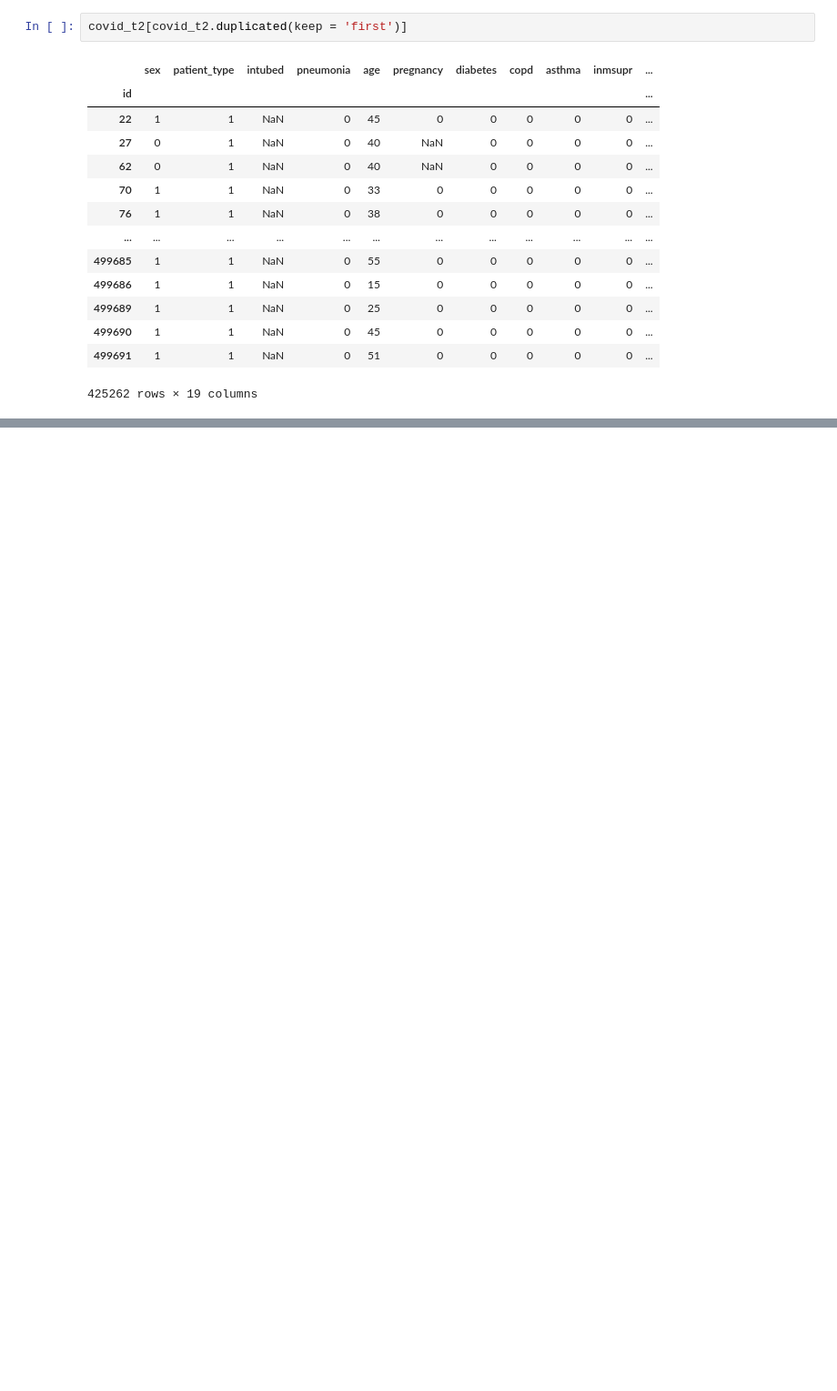
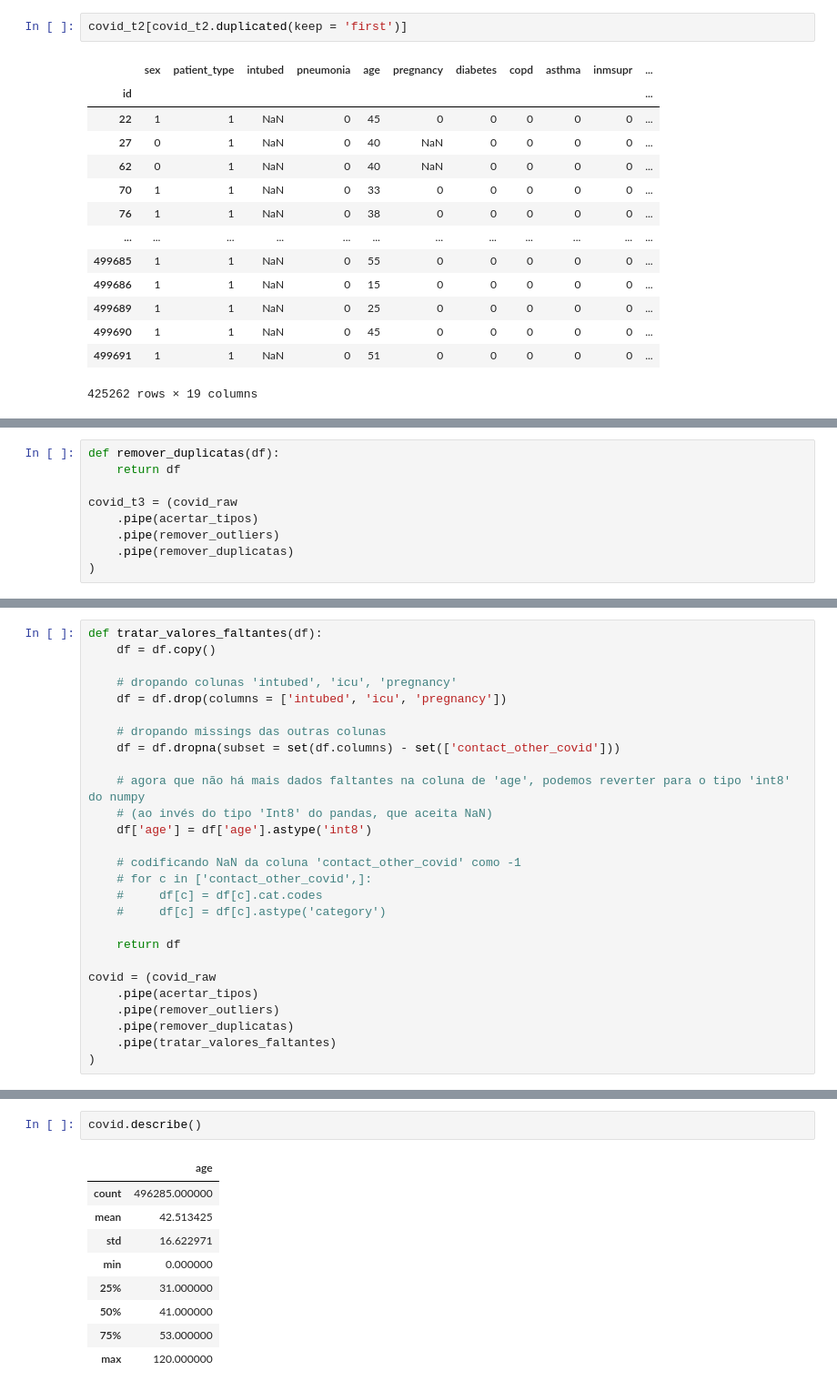
Before and after one commit to flimao/modelos-covid, a Jupyter notebook: notebooks_exploration/1-preproc.ipynb, the cells around one changed output, grey strips where cells are left out. Shown: that part at 91% size. Drawn from its saved outputs; the diff is of its cells as text; blank space fills up the shorter version.

Commit message:
Atualizar pré-processamento de dados

```diff
--- a/notebooks_exploration/1-preproc.ipynb
+++ b/notebooks_exploration/1-preproc.ipynb
@@ -343,0 +422,9 @@ covid_t2[]
+# %%
+def remover_duplicatas(df):
+    return df
+
+covid_t3 = (covid_raw
+    .pipe(acertar_tipos)
+    .pipe(remover_outliers)
+    .pipe(remover_duplicatas)
+)
@@ -343,0 +472,27 @@ covid_t2[]
+# %%
+def tratar_valores_faltantes(df):
+    df = df.copy()
+
+    # dropando colunas 'intubed', 'icu', 'pregnancy'
+    df = df.drop(columns = ['intubed', 'icu', 'pregnancy'])
+
+    # dropando missings das outras colunas
+    df = df.dropna(subset = set(df.columns) - set(['contact_other_covid']))
+
+    # agora que não há mais dados faltantes na coluna de 'age', podemos reverter para o tipo 'int8' do numpy
+    # (ao invés do tipo 'Int8' do pandas, que aceita NaN)
+    df['age'] = df['age'].astype('int8')
+
+    # codificando NaN da coluna 'contact_other_covid' como -1
+    # for c in ['contact_other_covid',]:
+    #     df[c] = df[c].cat.codes
+    #     df[c] = df[c].astype('category')
+
+    return df
+
+covid = (covid_raw
+    .pipe(acertar_tipos)
+    .pipe(remover_outliers)
+    .pipe(remover_duplicatas)
+    .pipe(tratar_valores_faltantes)
+)
@@ -343,0 +521,12 @@ covid_t2[]
+# %%
+covid.describe()
+# %% [output]
+|  | age |
+| count | 496285.000000 |
+| mean | 42.513425 |
+| std | 16.622971 |
+| min | 0.000000 |
+| 25% | 31.000000 |
+| 50% | 41.000000 |
+| 75% | 53.000000 |
+| max | 120.000000 |
```
Also changed, not shown: parts of 22 cells of this notebook, 1 other file.
